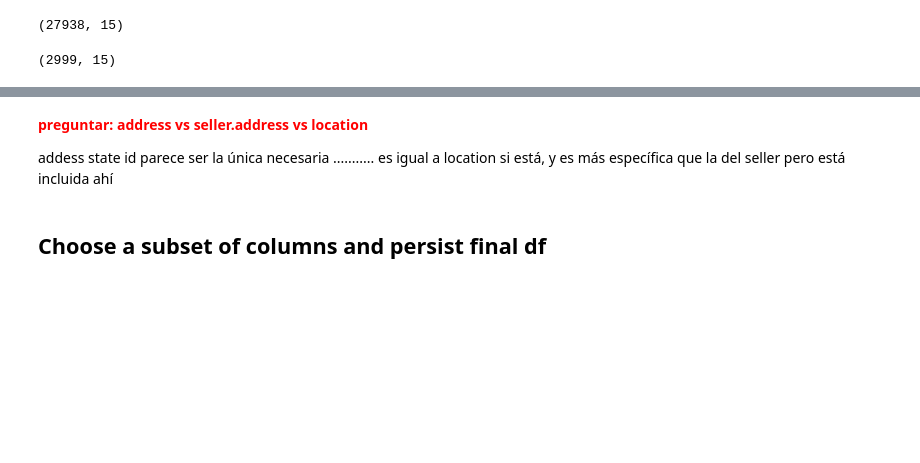
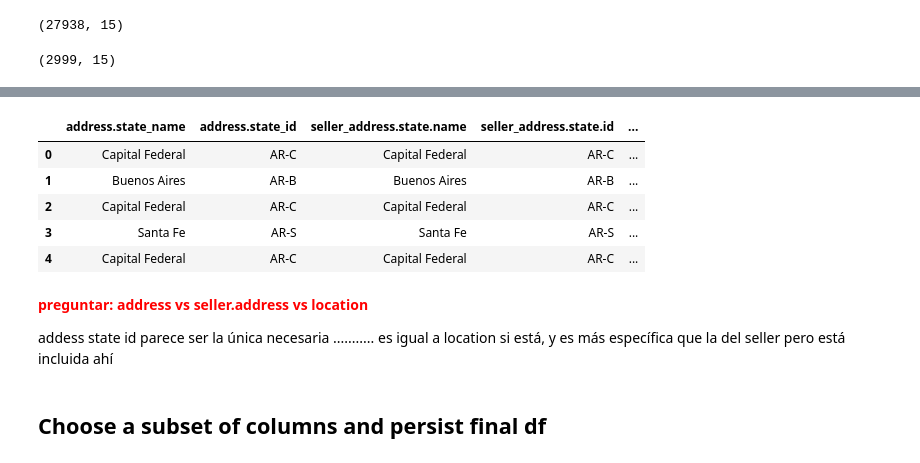
Before and after one commit to onofricamila/DSChallengeMELI, a Jupyter notebook: (1) Exploracion y analisis/EDA Publicaciones con descuento.ipynb, the cells around one changed output, grey strips where cells are left out. Cells and saved outputs as stored; diff of their text form; code cells hidden in the pictures; blank space fills up the shorter version.

```diff
--- a/(1) Exploracion y analisis/EDA Publicaciones con descuento.ipynb
+++ b/(1) Exploracion y analisis/EDA Publicaciones con descuento.ipynb
@@ -496,3 +523,15 @@ df[
+# %%
+df[
+    ~df["seller_address.latitude"].isna()
+][[
+    "address.state_name", "address.state_id", "seller_address.state.name", "seller_address.state.id", 'seller_address.latitude', 'seller_address.longitude',]].head()
+# %% [output]
+|  | address.state_name | address.state_id | seller_address.state.name | seller_address.state.id | ... |
+| 0 | Capital Federal | AR-C | Capital Federal | AR-C | ... |
+| 1 | Buenos Aires | AR-B | Buenos Aires | AR-B | ... |
+| 2 | Capital Federal | AR-C | Capital Federal | AR-C | ... |
+| 3 | Santa Fe | AR-S | Santa Fe | AR-S | ... |
+| 4 | Capital Federal | AR-C | Capital Federal | AR-C | ... |
 # %% [markdown]
 <p style="color:red; font-weight: bold">preguntar: address vs seller.address vs location</p>
 addess state id parece ser la única necesaria ........... es igual a location si está, y es más específica que la del seller pero está incluida ahí
```
Also changed, not shown: parts of 9 cells of this notebook.
